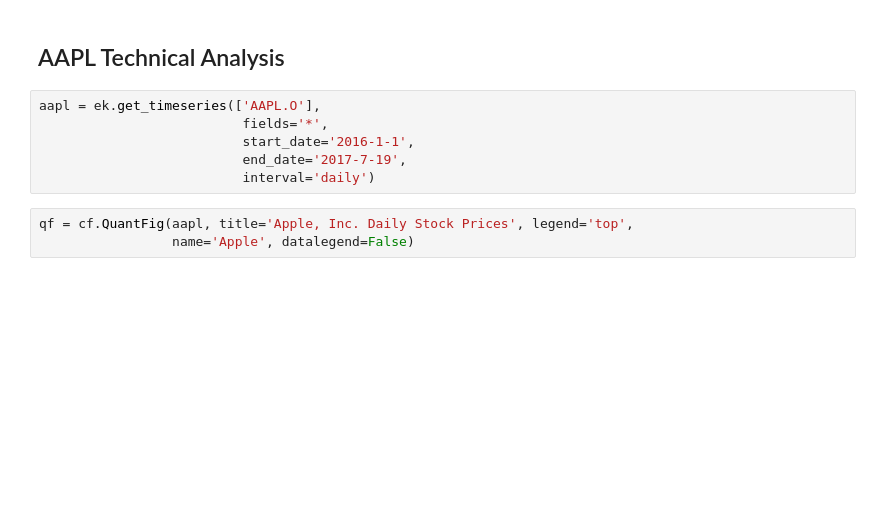
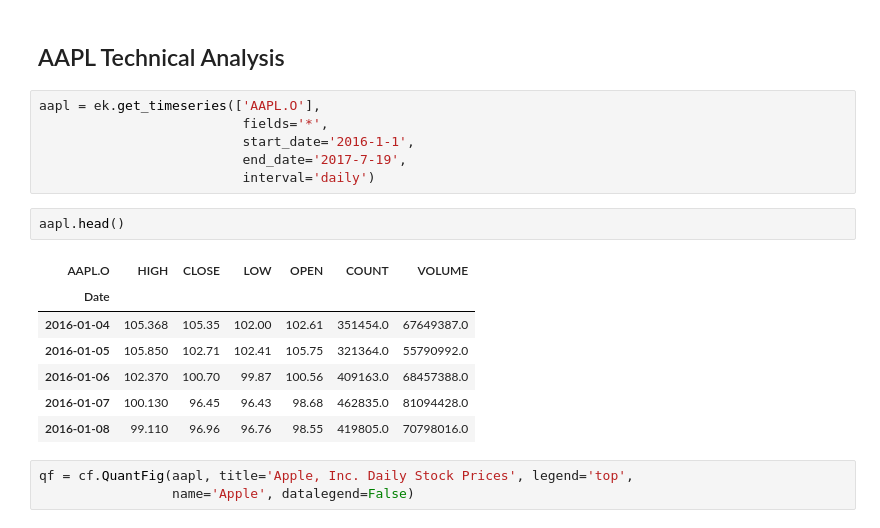
Before and after one commit to chmad/algo_trading_bootcamp_day4, a Jupyter notebook: 04_eikon_cufflinks.ipynb, the cells around one changed output. Cells and saved outputs as stored; diff of their text form; blank space fills up the shorter version.

```diff
--- a/04_eikon_cufflinks.ipynb
+++ b/04_eikon_cufflinks.ipynb
@@ -105,6 +187,16 @@ aapl = ek.get_timeseries(['AAPL.O'],
                           start_date='2016-1-1',
                           end_date='2017-7-19',
                           interval='daily')
+# %%
+aapl.head()
+# %% [output]
+| AAPL.O | HIGH | CLOSE | LOW | OPEN | COUNT | VOLUME |
+| Date |  |  |  |  |  |  |
+| 2016-01-04 | 105.368 | 105.35 | 102.00 | 102.61 | 351454.0 | 67649387.0 |
+| 2016-01-05 | 105.850 | 102.71 | 102.41 | 105.75 | 321364.0 | 55790992.0 |
+| 2016-01-06 | 102.370 | 100.70 | 99.87 | 100.56 | 409163.0 | 68457388.0 |
+| 2016-01-07 | 100.130 | 96.45 | 96.43 | 98.68 | 462835.0 | 81094428.0 |
+| 2016-01-08 | 99.110 | 96.96 | 96.76 | 98.55 | 419805.0 | 70798016.0 |
 # %%
 qf = cf.QuantFig(aapl, title='Apple, Inc. Daily Stock Prices', legend='top',
                  name='Apple', datalegend=False)
```
Also changed, not shown: parts of 19 cells of this notebook, 2 other files.
